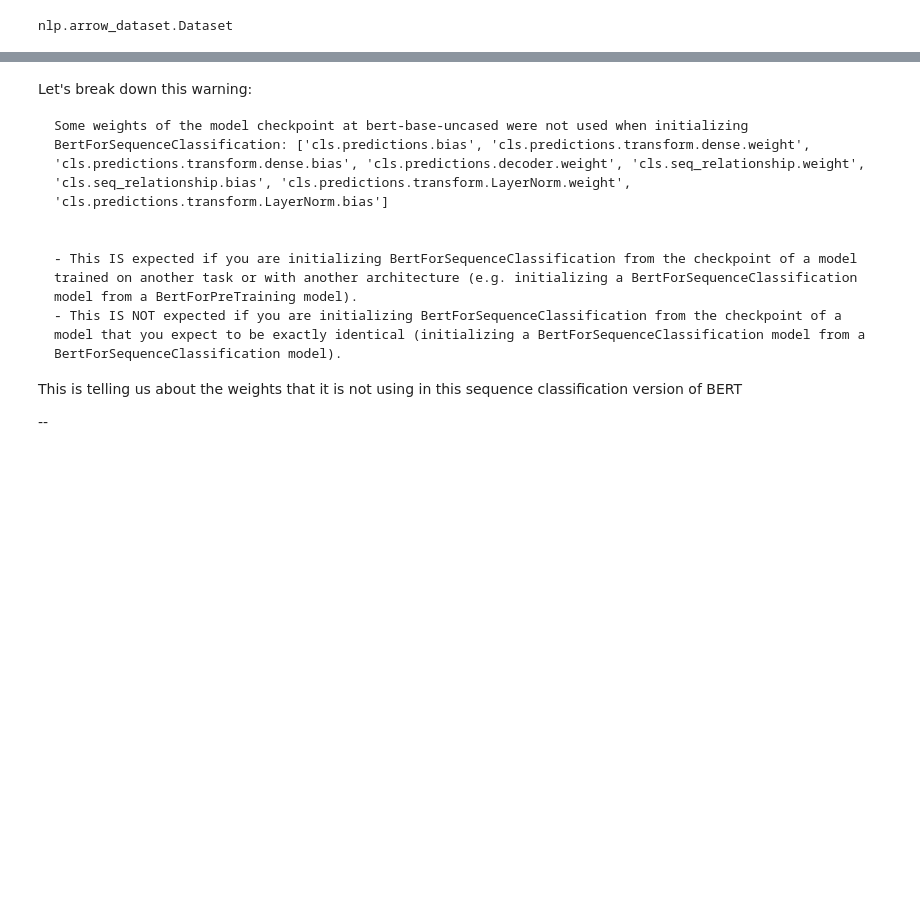
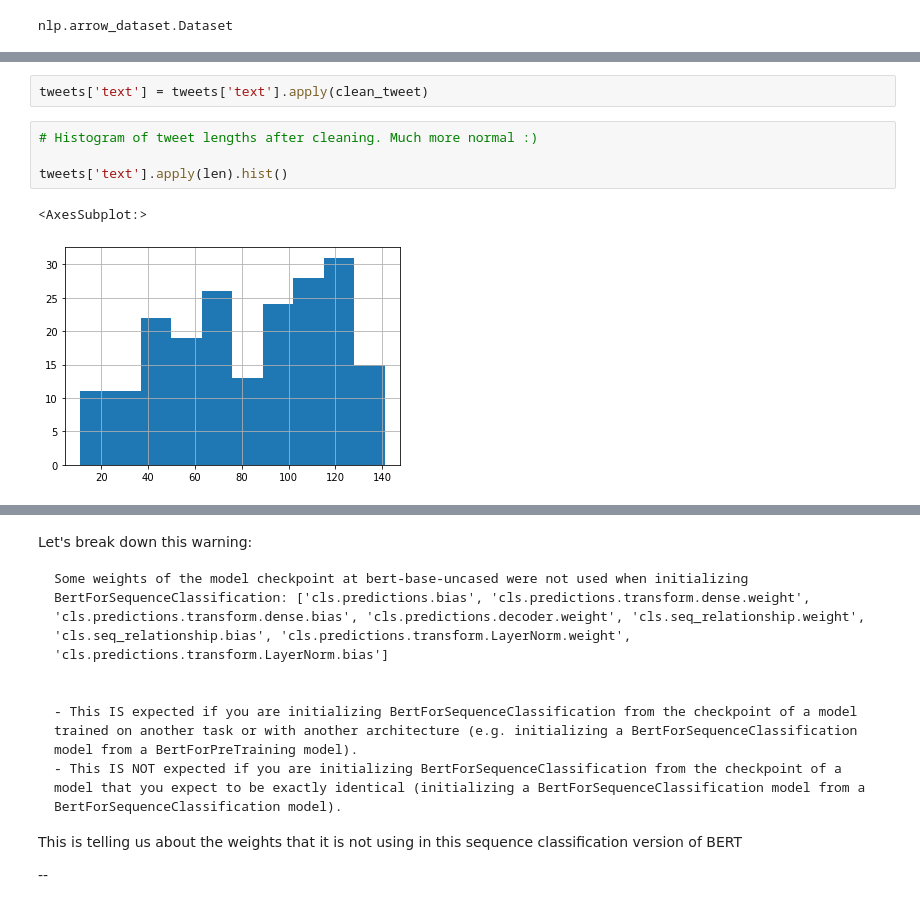
Before and after one commit to sinanuozdemir/oreilly-bert-nlp, a Jupyter notebook: Fine-tuning BERT.ipynb, the cells around one changed output, grey strips where cells are left out. Drawn from its saved outputs; the diff is of its cells as text; blank space fills up the shorter version.

```diff
--- a/Fine-tuning BERT.ipynb
+++ b/Fine-tuning BERT.ipynb
@@ -138,0 +161,9 @@ nlp.arrow_dataset.Dataset
+# %%
+tweets['text'] = tweets['text'].apply(clean_tweet)
+# %%
+# Histogram of tweet lengths after cleaning. Much more normal :)
+
+tweets['text'].apply(len).hist()
+# %% [output]
+<AxesSubplot:>
+[figure, added]
```
Also changed, not shown: parts of 52 cells of this notebook, 1 other file.
